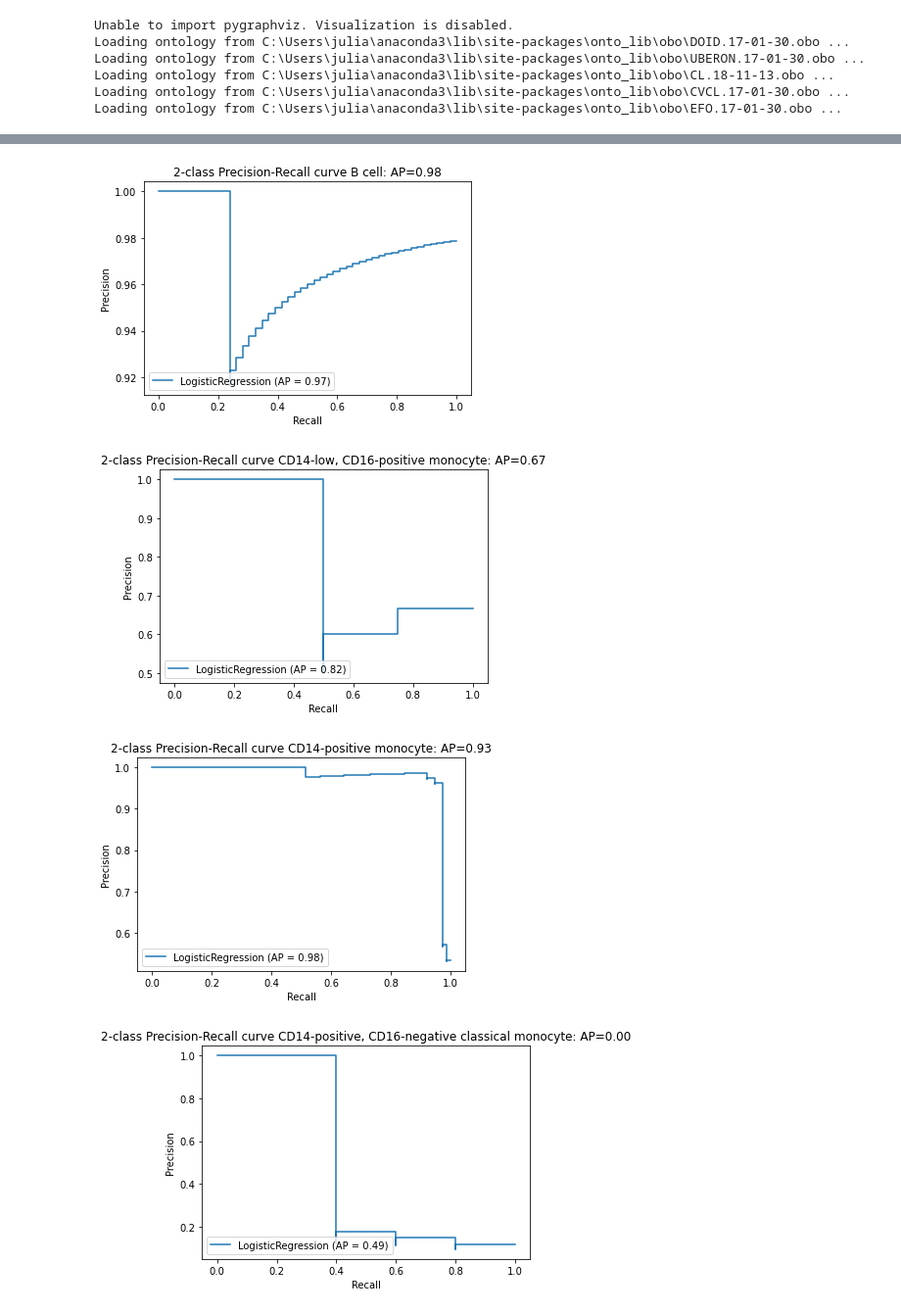
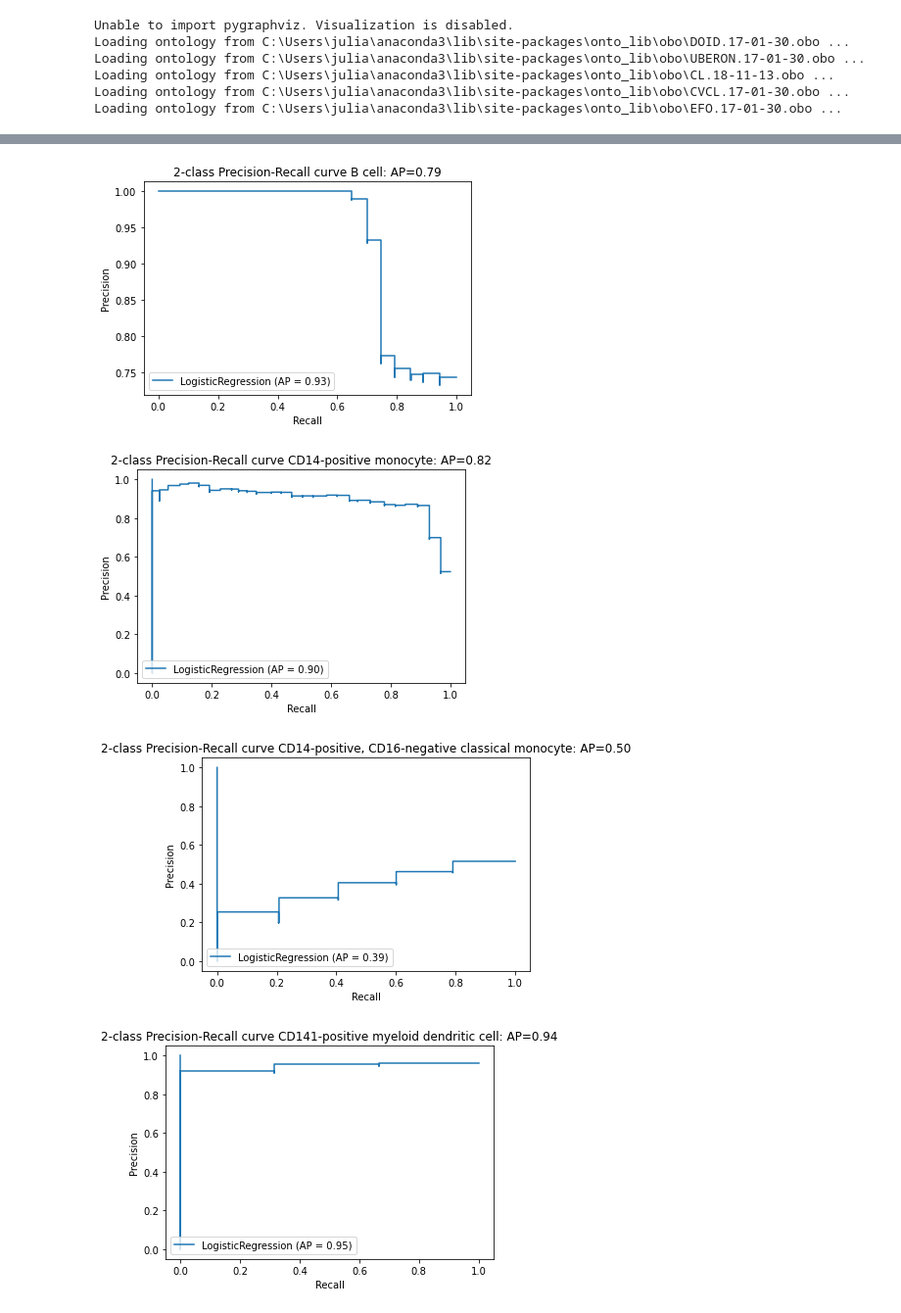
Before and after one commit to Bishop-Laboratory/autoPLIER-analysis, a Jupyter notebook: analysis/EDA_Julian/Logistic Regression celltype classifiers.ipynb, the cells around one changed output, grey strips where cells are left out. Shown at 98% size. Cells and saved outputs as stored; diff of their text form; code cells hidden in the pictures.

```diff
--- a/analysis/EDA_Julian/Logistic Regression celltype classifiers.ipynb
+++ b/analysis/EDA_Julian/Logistic Regression celltype classifiers.ipynb
@@ -33,0 +51,3 @@ SRX3399312           0.049292
+# %%
+test_Y_df = B_df[B_df.index.isin(validation_egs)]
+test_Y_df.shape
@@ -65,2 +91,40 @@ def set_target(celltype, type2samples, B_df ):
+# %%
+# create target list for given cell type with 1 being that cell type and 0 being any other cell type
+def set_target(celltype, type2samples, train_Y_df, test_Y_df, oversample):
+    samplelist = type2samples[celltype]
+    samplelist_train = [x for x in samplelist if x in train_Y_df.index.values]
+    samplelist_test = [x for x in samplelist if x in test_Y_df.index.values]
+
+    if(oversample == True and len(samplelist_train) > 0 and len(samplelist_test) >0):
+        len_negative_train = len(train_Y_df)-len(samplelist_train)
+        len_positive_train = len(samplelist_train)
+        diff_train = len_negative_train - len_positive_train
+
+        if(diff_train > 0):
+            df_train = train_Y_df.loc[samplelist_train].sample(n=diff_train,replace = True,random_state=111)
+            train_Y_df = train_Y_df.append(df_train)
+
+        len_negative_test = len(test_Y_df)-len(samplelist_test)
+        len_positive_test = len(samplelist_test)
+        diff_test = len_negative_test - len_positive_test
+
+        if(diff_test > 0):
+            df_test = test_Y_df.loc[samplelist_test].sample(n=diff_test,replace = True, random_state=111)
+            test_Y_df = test_Y_df.append(df_test)
+
+
+
+    target_train = pd.Series(0,index = train_Y_df.index)
+    target_train.loc[samplelist_train] = 1
+
+    target_test = pd.Series(0,index = test_Y_df.index)
+    target_test.loc[samplelist_test] = 1
+
+
+
+    train_Y_transformed = scaler.transform(train_Y_df)
+    test_Y_transformed = scaler.transform(test_Y_df)
+
+    return(target_train.values, target_test.values,train_Y_transformed, test_Y_transformed )
 # %%
 # scaling
@@ -107,36 +155,35 @@ unsuccessful_celltypes = []
 test_prs = []
 test_precision = []
 test_recall = []
 fscores = []
 for cell_type in celltypes:
+    train_target, train_test, train_data , test_data = set_target(cell_type ,type2samples, train_Y_df, test_Y_df, oversample = True )
 
-    target = set_target(cell_type ,type2samples, B_df )
-    train_data, test_data, train_target, train_test = train_test_split(B_transformed, target.values, test_size=0.25,random_state = 111) # 75% training data
     if(1 in train_target and 1 in train_test and 0 in train_target and 0 in train_test):
         # lasso penalty
         clf = LogisticRegression(solver = "saga",penalty = "l1",random_state=111 )
 
         clf.fit(train_data, train_target)
         target_pred= clf.predict(test_data)
         test_pr = metrics.average_precision_score(train_test, target_pred)
         test_precision += [precision_score(train_test, target_pred)]
         test_recall += [recall_score(train_test, target_pred)]
         fscores += [fscore(test_precision[-1], test_recall[-1])]
         successful_celltypes += [cell_type]
         #plot precision recall curve for celltype
         disp = plot_precision_recall_curve(clf, test_data, train_test)
         disp.ax_.set_title('2-class Precision-Recall curve '+str(cell_type)+': AP={0:0.2f}'.format(test_pr))
     else:
         unsuccessful_celltypes += [cell_type]
 
 p = np.mean(test_precision)
 r = np.mean(test_recall)
 f = np.mean(fscores)
 f_micro = fscore(p, r)
 
 report = pd.DataFrame(list(zip(successful_celltypes,test_precision,test_recall, fscores)),columns = ["celltype","precision score","recall score","f score"])
 # %% [output]
-[figure, old version]
+[figure, new version]
-[figure, old version]
+[figure, new version]
-[figure, old version]
+[figure, new version]
-[figure, old version]
+[figure, new version]
```
Also changed, not shown: parts of 12 cells of this notebook.
